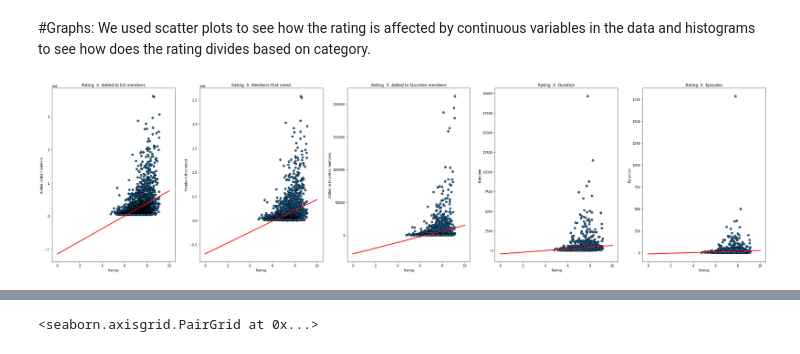
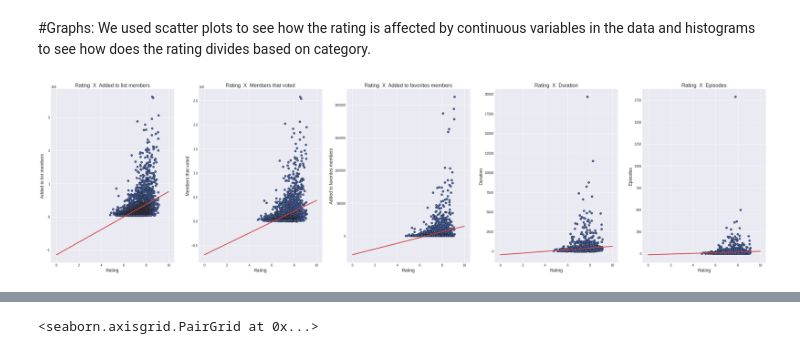
Before and after one commit to roeelq323/Anime-Rating-Project, a Jupyter notebook: Anime_Rating.ipynb, the cells around one changed output, grey strips where cells are left out. Cells and saved outputs as stored; diff of their text form; code cells hidden in the pictures.

```diff
--- a/Anime_Rating.ipynb
+++ b/Anime_Rating.ipynb
@@ -412,10 +395,14 @@ By using graphs we tracked down the outliars in the data and disposed of them. W
 #finding outliars and removing them:
 after looking at the rating histogram we saw there are a few outliars we very low rating. In order to divide the rating scores into groups later on we needed to get rid of those outliars
 # %%
-# df = pd.read_csv('/content/drive/MyDrive/Project/Anime Rating/fixed_anime_list.csv') #amit path
-df_numeric = pd.read_csv('/content/drive/MyDrive/Project Anime Rating/fixed_anime_list.csv') #roee path
+
+df_numeric = pd.read_csv('/content/drive/MyDrive/Project Anime Rating/fixed_anime_list.csv')
 df_cat = pd.read_csv('/content/drive/MyDrive/Project Anime Rating/fixed_anime_list_NotNumeric.csv')
+
+plt.style.use('seaborn-darkgrid')
 fig , axes = plt.subplots(1,2 , figsize=(20,5))
 sns.boxplot(df_numeric['Rating'] , whis=2.5)
 axes[0].hist(df_numeric['Rating'])
+axes[0].set_xlabel("Rating")
+axes[0].set_ylabel("Number of Anime")
 # %% [output]
@@ -482,30 +465,32 @@ df_numeric.corr("spearman")
 We used scatter plots to see how the rating is affected by continuous variables in the data and histograms to see how does the rating divides based on category.
 # %%
 df_numeric = pd.read_csv('/content/drive/MyDrive/Project Anime Rating/anime_list_no_outliars.csv') #roee path
+
 #builds a scatter plot with regression line:
 def scatter_creator(df,p1,p2,ax):
-  ax.scatter(df[p1],df[p2], edgecolor="k")
+  ax.scatter(df[p1],df[p2], edgecolor="#292929" , color='#4469BF')
   b, a = np.polyfit(df[p1], df[p2], deg=1)
   xseq = np.linspace(0, 10, num=100)
-  ax.plot(xseq, a + b * xseq, color="r", lw=2.5);
-  ax.set_xlabel(p1)
-  ax.set_ylabel(p2)
-  ax.set_title(p1 + '  X  ' + p2)
+  ax.plot(xseq, a + b * xseq, color="#D43E3E", lw=2.5);
+  ax.set_xlabel(p1 , fontsize=14)
+  ax.set_ylabel(p2, fontsize=14 )
+  ax.set_title(p1 + '  X  ' + p2 , fontsize=16)
 
 #builds a histogram:
-def hist_creator(df,p1,p2,line,ax):
+def hist_creator(df,p1,p2,line,ax,color):
   top_values=df[p2].value_counts().index
-  for i in range(5):
-    ax[line,i].hist(df[df[p2] == top_values[i]][p1])
-    ax[line,i].set_xlabel(p1)
-    ax[line,i].set_ylabel('Number of animes')
-    ax[line,i].set_title(top_values[i] +" (" + p2 +")")
+  for i in range(4):
+    ax[line,i].hist(df[df[p2] == top_values[i]][p1] , color=color ,  edgecolor="#333333" , facecolor = color)
+    ax[line,i].set_xlabel(p1, fontsize=14)
+    ax[line,i].set_ylabel('Number of animes' , fontsize=14)
+    ax[line,i].set_title(top_values[i] +" (" + p2 +")", fontsize=16)
 
+plt.style.use('seaborn-darkgrid')
 fig , axes = plt.subplots(1,5 , figsize=(40,10))
 scatter_creator(df_numeric,'Rating', 'Added to list members',axes[0])
 scatter_creator(df_numeric,'Rating', 'Members that voted',axes[1])
 scatter_creator(df_numeric,'Rating', 'Added to favorites members',axes[2])
 scatter_creator(df_numeric,'Rating', 'Duration',axes[3])
 scatter_creator(df_numeric,'Rating', 'Episodes',axes[4])
 # %% [output]
-[figure, old version]
+[figure, new version]
```
Also changed, not shown: parts of 23 cells of this notebook.
